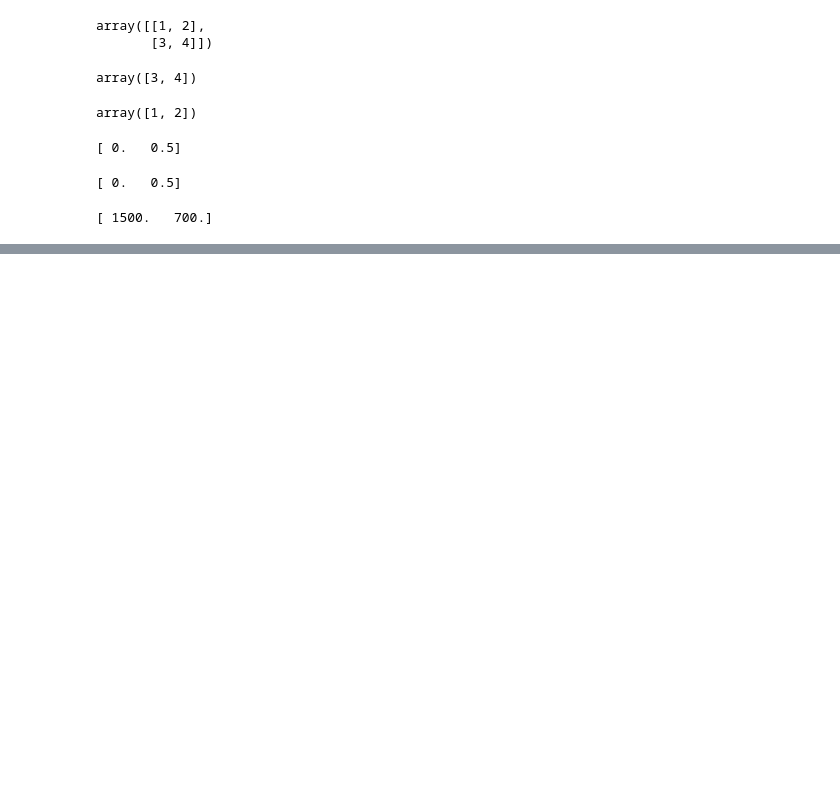
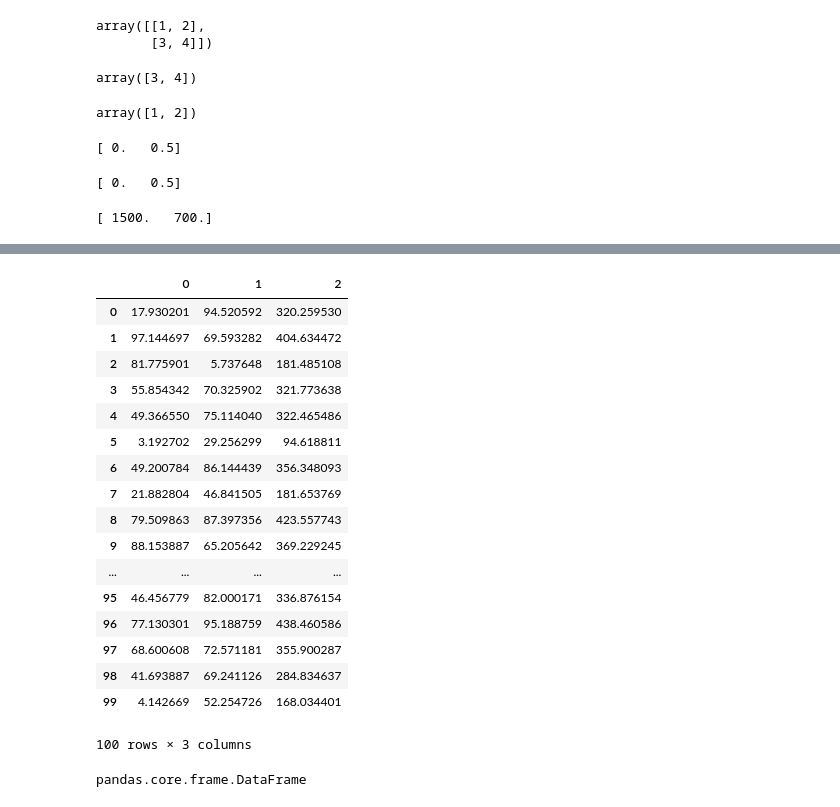
Before and after one commit to imflash217/Lumos, a Jupyter notebook: Project_Python/pyPlayground.ipynb, the cells around one changed output, grey strips where cells are left out. Drawn from its saved outputs; the diff is of its cells as text; code cells hidden in the pictures; blank space fills up the shorter version.

```diff
--- a/Project_Python/pyPlayground.ipynb
+++ b/Project_Python/pyPlayground.ipynb
@@ -778,0 +845,27 @@ print(x)
+# %%
+Y = pd.read_csv("data_2d.csv", header=None)
+# %%
+Y
+# %% [output]
+|  | 0 | 1 | 2 |
+| 0 | 17.930201 | 94.520592 | 320.259530 |
+| 1 | 97.144697 | 69.593282 | 404.634472 |
+| 2 | 81.775901 | 5.737648 | 181.485108 |
+| 3 | 55.854342 | 70.325902 | 321.773638 |
+| 4 | 49.366550 | 75.114040 | 322.465486 |
+| 5 | 3.192702 | 29.256299 | 94.618811 |
+| 6 | 49.200784 | 86.144439 | 356.348093 |
+| 7 | 21.882804 | 46.841505 | 181.653769 |
+| 8 | 79.509863 | 87.397356 | 423.557743 |
+| 9 | 88.153887 | 65.205642 | 369.229245 |
+| ... | ... | ... | ... |
+| 95 | 46.456779 | 82.000171 | 336.876154 |
+| 96 | 77.130301 | 95.188759 | 438.460586 |
+| 97 | 68.600608 | 72.571181 | 355.900287 |
+| 98 | 41.693887 | 69.241126 | 284.834637 |
+| 99 | 4.142669 | 52.254726 | 168.034401 |
+100 rows × 3 columns
+# %%
+type(Y)
+# %% [output]
+pandas.core.frame.DataFrame
```
Also changed, not shown: parts of 38 cells of this notebook.
